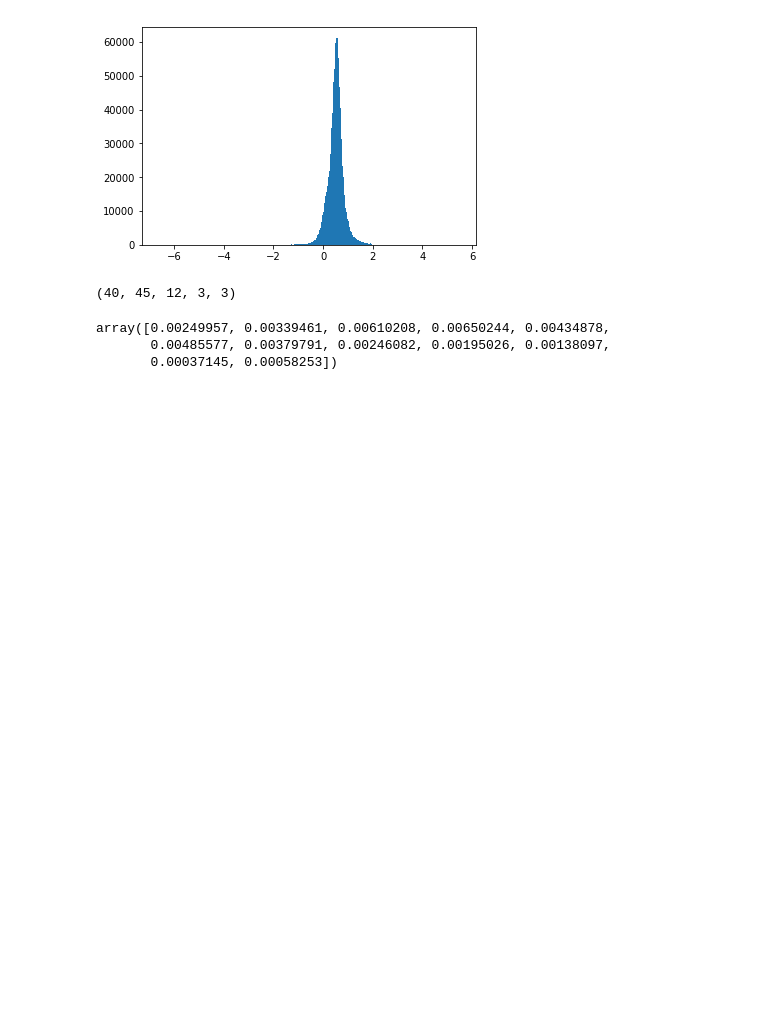
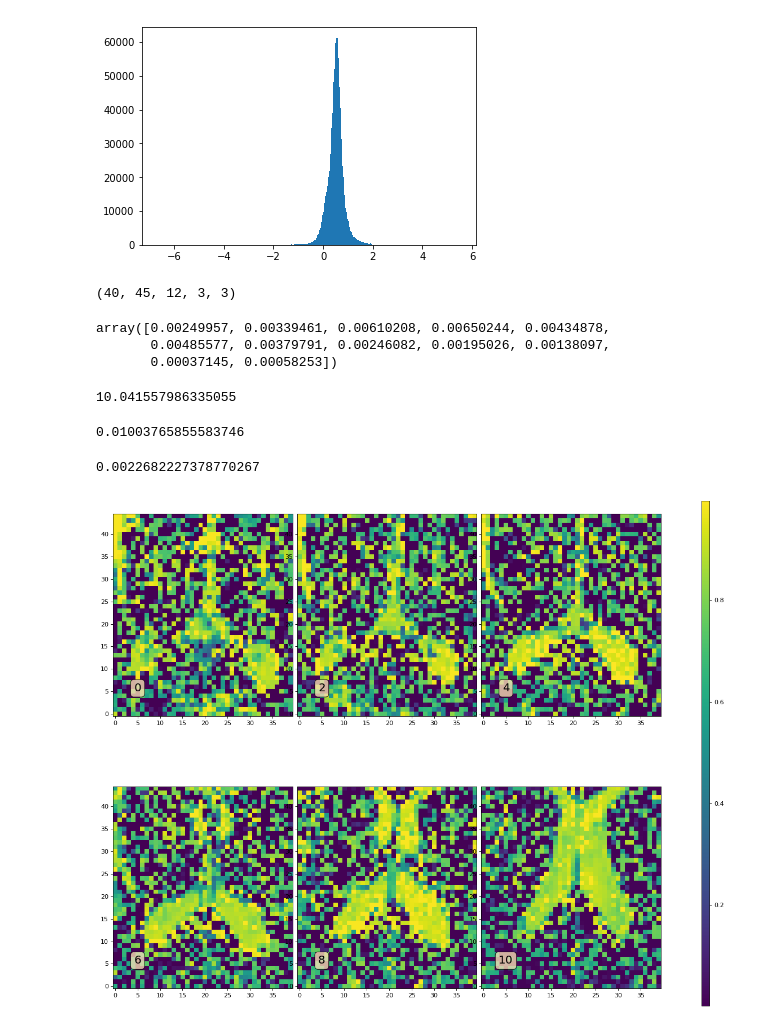
Before and after one commit to sameerd/DiffusionTensorImaging, a Jupyter notebook: notebooks/Free Water.ipynb, the cells around one changed output. Saved outputs shown, nothing was run; the diff lists cells and outputs as text; code cells hidden in the pictures; blank space fills up the shorter version.

Commit message:
Iteration free water maps

```diff
--- a/notebooks/Free Water.ipynb
+++ b/notebooks/Free Water.ipynb
@@ -384,7 +384,7 @@ manifold = create_feature_spatial_manifold(S0s, tenfit_init.quadratic_form)
 beta = 10.
 alpha = 1.
 # %%
-qk = gtab.gradients[~gtab.b0s_mask]
+qk = gtab.gradients[~gtab.b0s_mask] / b_value
 # %%
 def dx_manifold(manifold, idx):
     "Backwards difference of manifold co-ordinate idx along the x-axis"
@@ -528,0 +557,17 @@ finc = (-b_value) * ((Ahat - A_bi) * (Ahat_tissue - Awater_scalar))[..., ~gtab.b
+# %%
+np.nanmax(x4inc)
+# %% [output]
+10.041557986335055
+# %%
+np.nanmax(fid4inc)
+# %% [output]
+0.01003765855583746
+# %%
+np.nanmax(fidmat)
+# %% [output]
+0.0022682227378770267
+# %%
+# free water map after iterations
+plot_3d_z_indices(1 - f_curr.squeeze(), range(0,12, 2), transpose=True, num_rows=2, num_cols=3)
+# %% [output]
+[figure, added]
```
Also changed, not shown: parts of 10 cells of this notebook.
